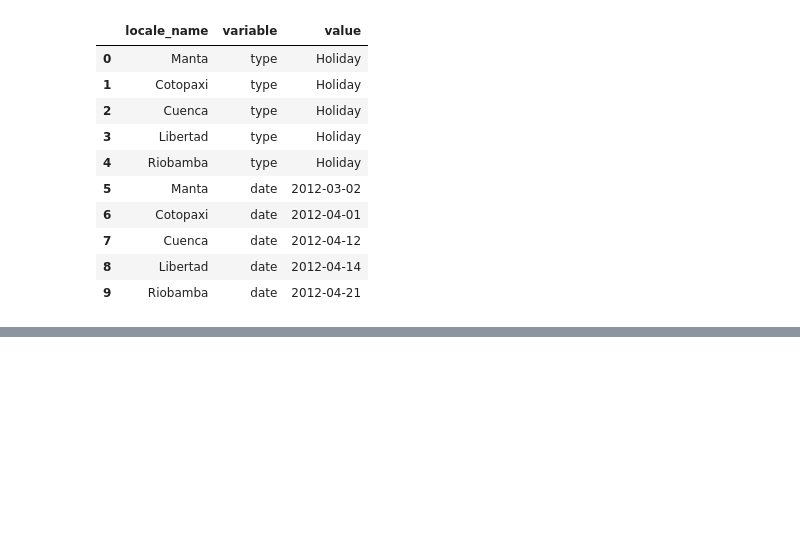
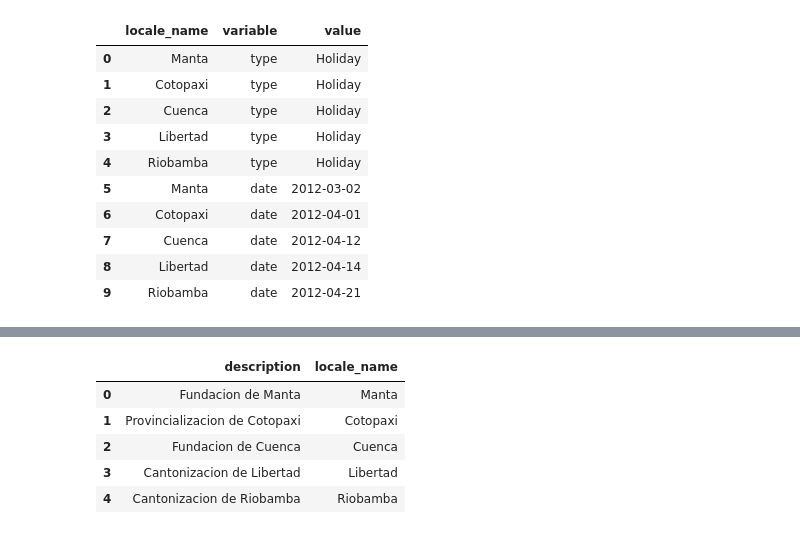
Before and after one commit to zuzanadostalova/Store_sales, a Jupyter notebook: Store_sales.ipynb, the cells around one changed output, grey strips where cells are left out. Cells and saved outputs as stored; diff of their text form; code cells hidden in the pictures; blank space fills up the shorter version.

```diff
--- a/Store_sales.ipynb
+++ b/Store_sales.ipynb
@@ -690,0 +730,12 @@ melted
+# %%
+data1 = data['description'].head()
+data2= data['locale_name'].head()
+conc_data_col = pd.concat([data1,data2],axis =1) # axis = 1 : adds dataframes in column
+conc_data_col
+# %% [output]
+|  | description | locale_name |
+| 0 | Fundacion de Manta | Manta |
+| 1 | Provincializacion de Cotopaxi | Cotopaxi |
+| 2 | Fundacion de Cuenca | Cuenca |
+| 3 | Cantonizacion de Libertad | Libertad |
+| 4 | Cantonizacion de Riobamba | Riobamba |
```
Also changed, not shown: parts of 18 cells of this notebook.
